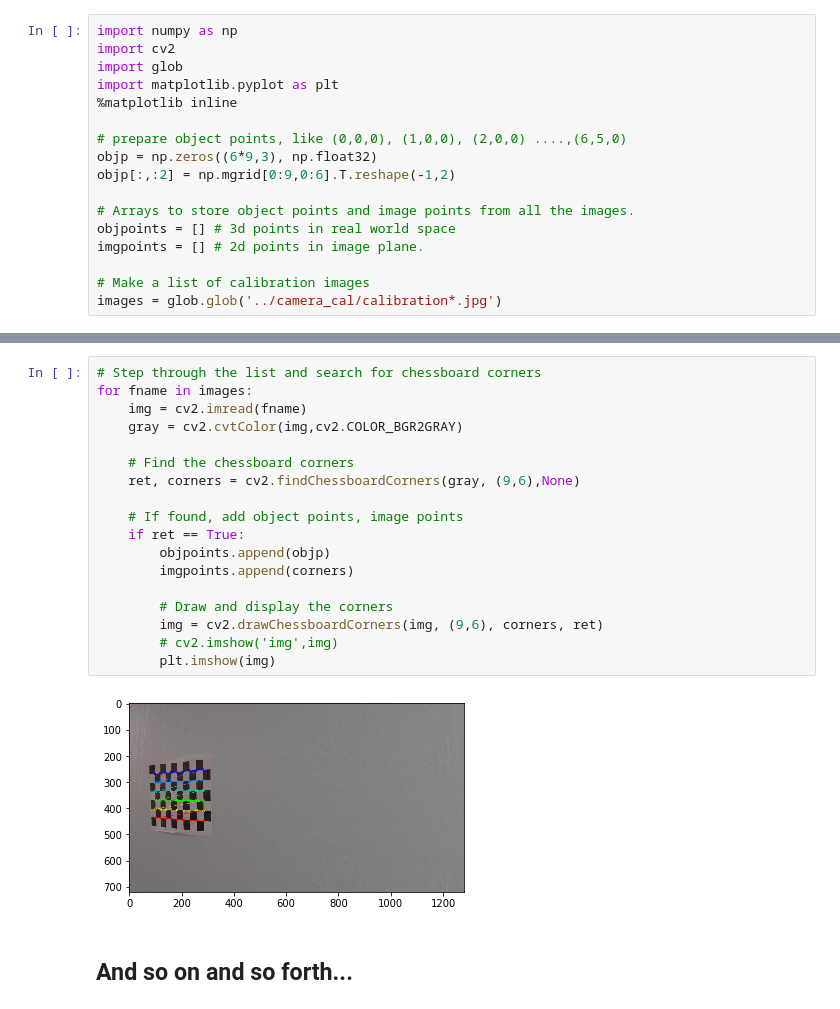
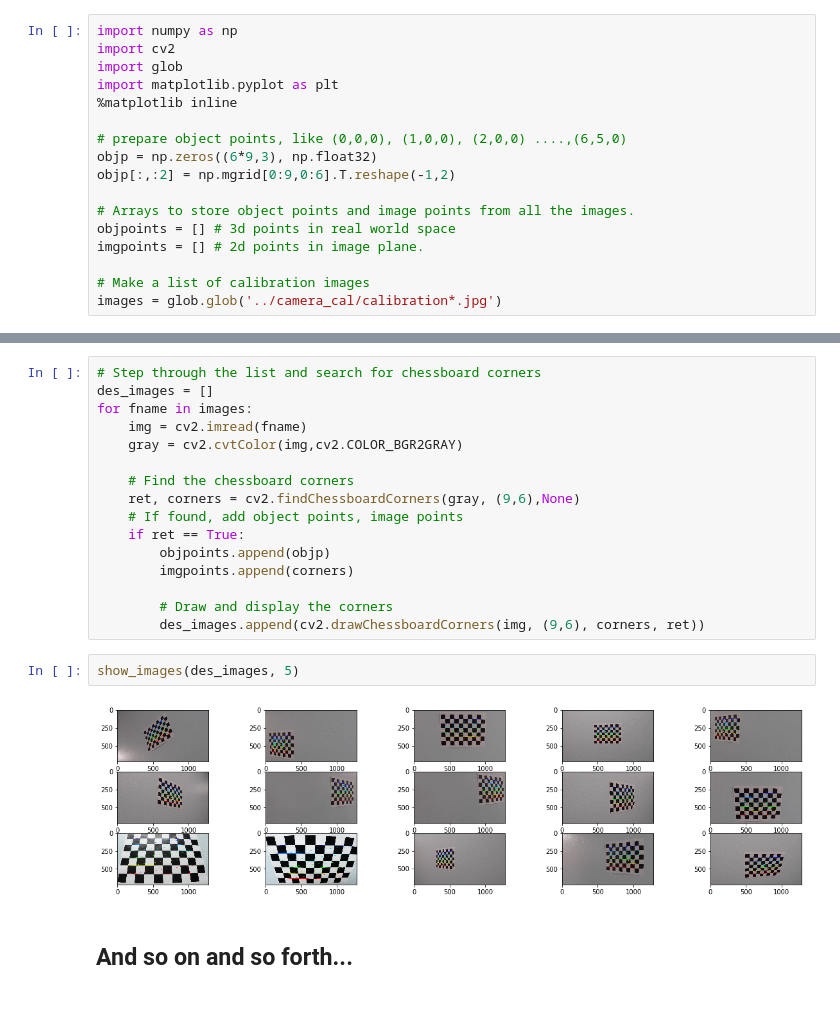
Before and after one commit to Bovey0809/CarND-Advanced-Lane-Lines, a Jupyter notebook: examples/Advanced.ipynb, the cells around one changed output, grey strips where cells are left out. Cells and saved outputs as stored; diff of their text form.

Commit message:
find chessboard corners

```diff
--- a/examples/Advanced.ipynb
+++ b/examples/Advanced.ipynb
@@ -53,22 +53,22 @@ show_images(images_list, 6)
 # %%
 # Step through the list and search for chessboard corners
+des_images = []
 for fname in images:
     img = cv2.imread(fname)
     gray = cv2.cvtColor(img,cv2.COLOR_BGR2GRAY)
 
     # Find the chessboard corners
     ret, corners = cv2.findChessboardCorners(gray, (9,6),None)
-
     # If found, add object points, image points
     if ret == True:
         objpoints.append(objp)
         imgpoints.append(corners)
 
         # Draw and display the corners
-        img = cv2.drawChessboardCorners(img, (9,6), corners, ret)
-        # cv2.imshow('img',img)
-        plt.imshow(img)
+        des_images.append(cv2.drawChessboardCorners(img, (9,6), corners, ret))
-# %% [output]
-[figure, removed]
+# %%
+show_images(des_images, 5)
+# %% [output]
+[figure, added]
 # %% [markdown]
 ## And so on and so forth...
```
Also changed, not shown: parts of 2 cells of this notebook.
